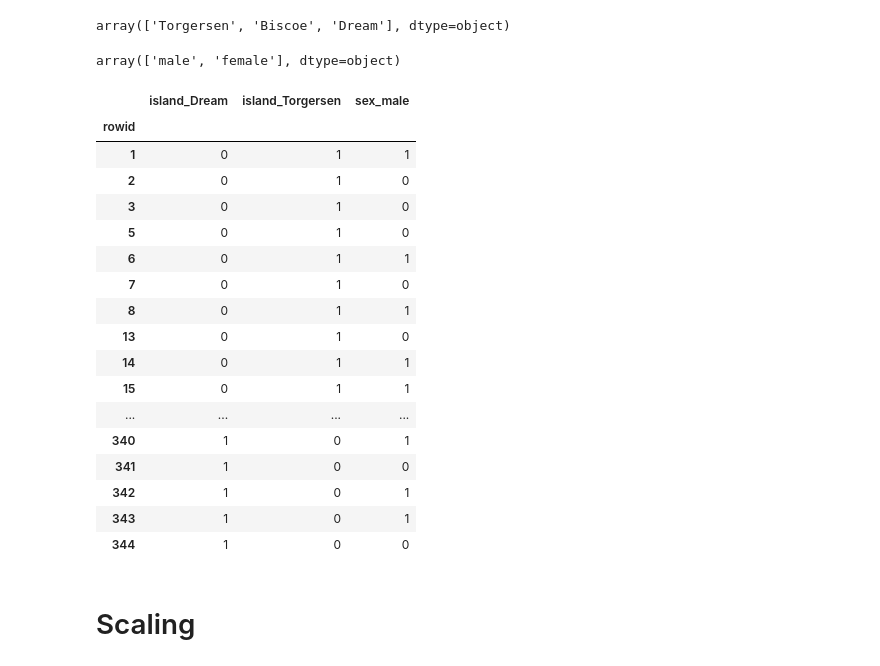
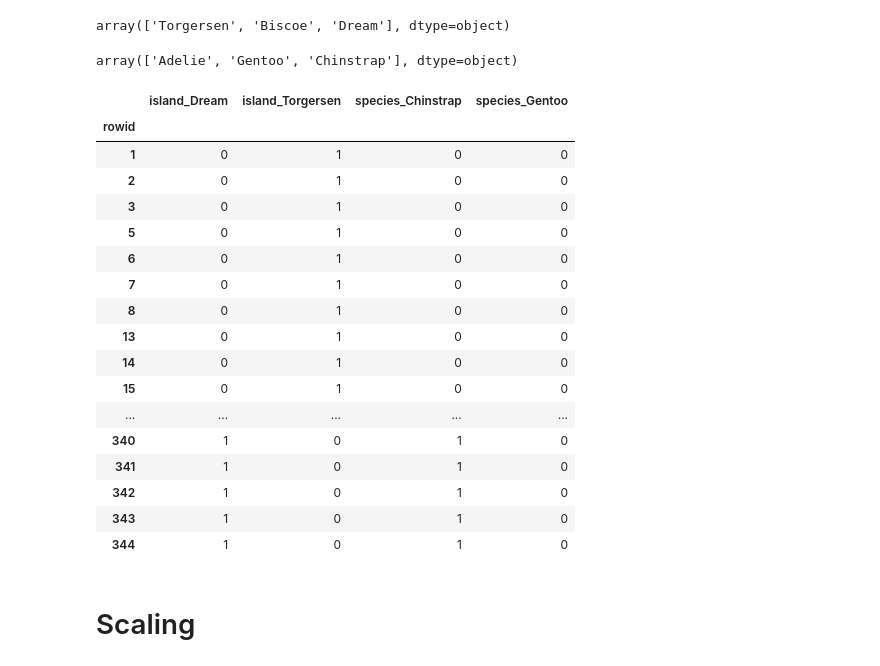
Before and after one commit to get-to-work-together/Python-Data-Analyse-Defensie, a Jupyter notebook: Sandbox/Penguin dataset.ipynb, the cells around one changed output. Saved outputs shown, nothing was run; the diff lists cells and outputs as text; code cells hidden in the pictures.

```diff
--- a/Sandbox/Penguin dataset.ipynb
+++ b/Sandbox/Penguin dataset.ipynb
@@ -112,31 +112,31 @@ df['island'].unique()
 # %% [output]
 array(['Torgersen', 'Biscoe', 'Dream'], dtype=object)
 # %%
-df['sex'].unique()
+df['species'].unique()
 # %% [output]
-array(['male', 'female'], dtype=object)
+array(['Adelie', 'Gentoo', 'Chinstrap'], dtype=object)
 # %%
-df_dummies = pd.get_dummies(df[['island','sex']], drop_first=True)
+df_dummies = pd.get_dummies(df[['island','species']], drop_first=True, dtype = 'int')
 df_dummies
 # %% [output]
-|  | island_Dream | island_Torgersen | sex_male |
-| rowid |  |  |  |
-| 1 | 0 | 1 | 1 |
-| 2 | 0 | 1 | 0 |
-| 3 | 0 | 1 | 0 |
-| 5 | 0 | 1 | 0 |
-| 6 | 0 | 1 | 1 |
-| 7 | 0 | 1 | 0 |
-| 8 | 0 | 1 | 1 |
-| 13 | 0 | 1 | 0 |
-| 14 | 0 | 1 | 1 |
-| 15 | 0 | 1 | 1 |
-| ... | ... | ... | ... |
-| 340 | 1 | 0 | 1 |
-| 341 | 1 | 0 | 0 |
-| 342 | 1 | 0 | 1 |
-| 343 | 1 | 0 | 1 |
-| 344 | 1 | 0 | 0 |
+|  | island_Dream | island_Torgersen | species_Chinstrap | species_Gentoo |
+| rowid |  |  |  |  |
+| 1 | 0 | 1 | 0 | 0 |
+| 2 | 0 | 1 | 0 | 0 |
+| 3 | 0 | 1 | 0 | 0 |
+| 5 | 0 | 1 | 0 | 0 |
+| 6 | 0 | 1 | 0 | 0 |
+| 7 | 0 | 1 | 0 | 0 |
+| 8 | 0 | 1 | 0 | 0 |
+| 13 | 0 | 1 | 0 | 0 |
+| 14 | 0 | 1 | 0 | 0 |
+| 15 | 0 | 1 | 0 | 0 |
+| ... | ... | ... | ... | ... |
+| 340 | 1 | 0 | 1 | 0 |
+| 341 | 1 | 0 | 1 | 0 |
+| 342 | 1 | 0 | 1 | 0 |
+| 343 | 1 | 0 | 1 | 0 |
+| 344 | 1 | 0 | 1 | 0 |
 # %% [markdown]
 # Scaling
 # %%
```
Also changed, not shown: parts of 26 cells of this notebook, 5 other files.
